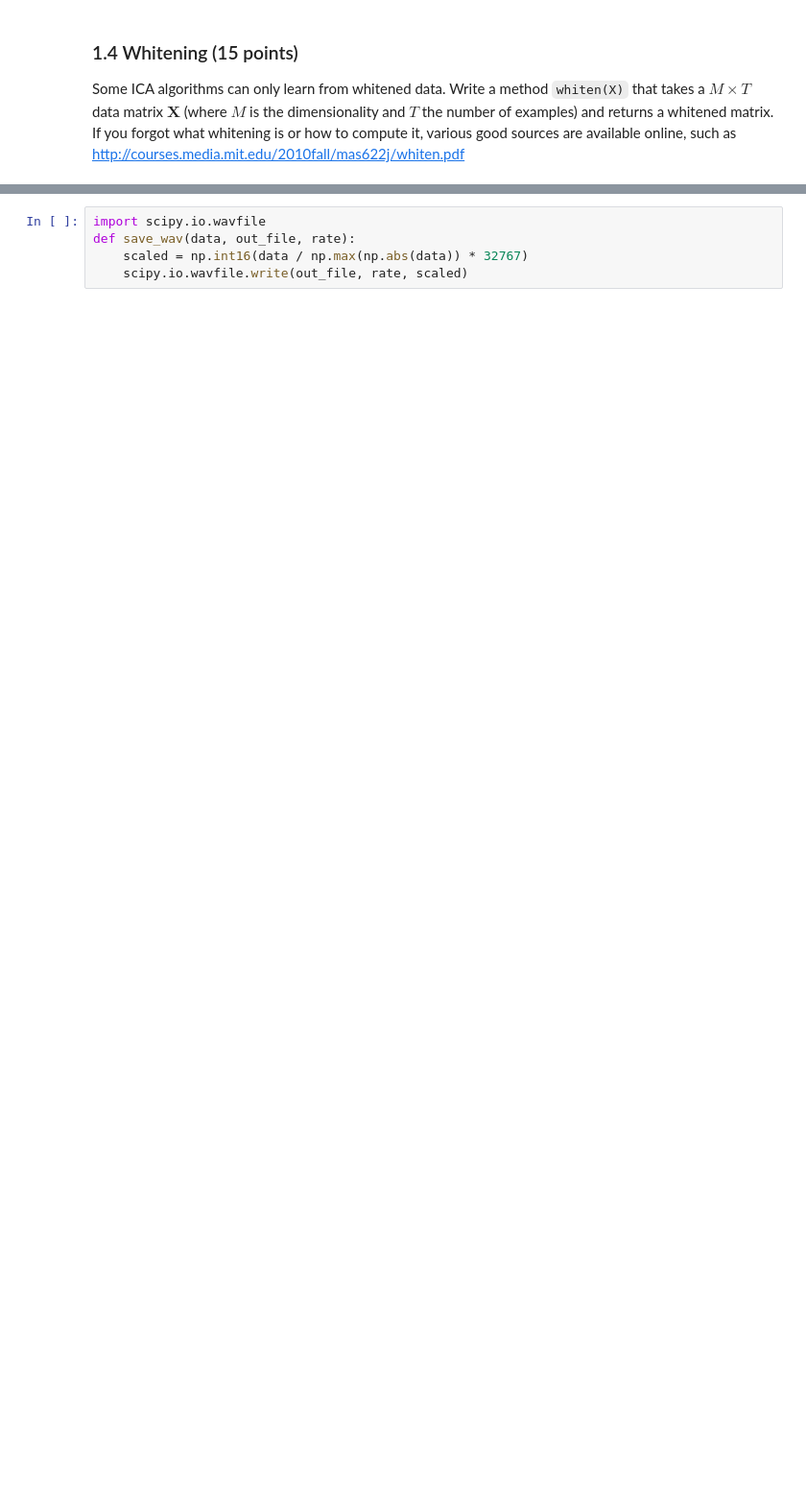
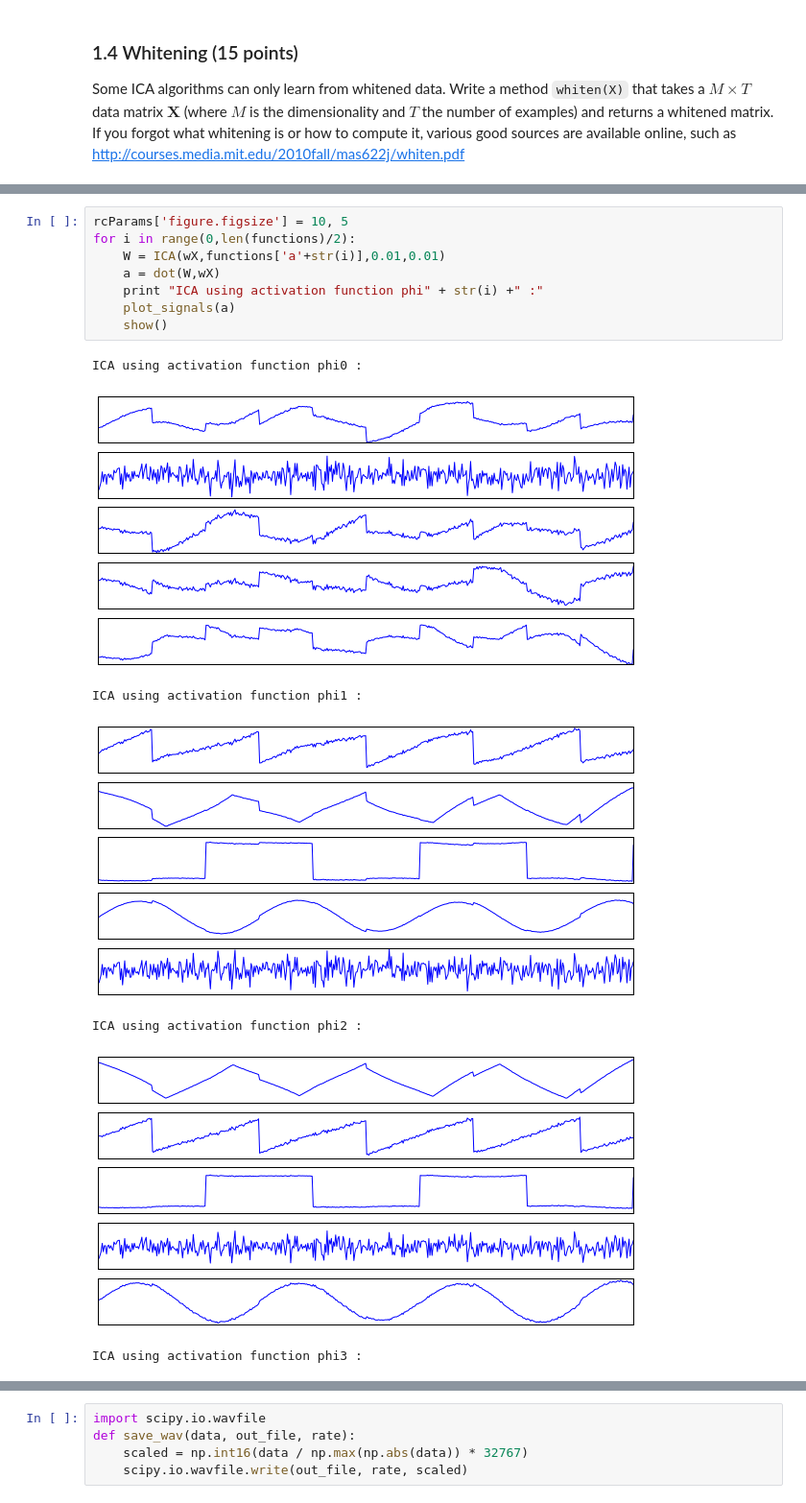
Before and after one commit to stathischaritos/ML-ICA, a Jupyter notebook: lab1.ipynb, the cells around one changed output, grey strips where cells are left out. Shown at 96% size. Saved outputs shown, nothing was run; the diff lists cells and outputs as text; blank space fills up the shorter version.

```diff
--- a/lab1.ipynb
+++ b/lab1.ipynb
@@ -215,0 +328,16 @@ Keep in mind that this problem is easier than the real cocktail party problem, b
+# %%
+rcParams['figure.figsize'] = 10, 5
+for i in range(0,len(functions)/2):
+    W = ICA(wX,functions['a'+str(i)],0.01,0.01)
+    a = dot(W,wX)
+    print "ICA using activation function phi" + str(i) +" :"
+    plot_signals(a)
+    show()
+# %% [output]
+ICA using activation function phi0 :
+[figure, added]
+ICA using activation function phi1 :
+[figure, added]
+ICA using activation function phi2 :
+[figure, added]
+ICA using activation function phi3 :
```
Also changed, not shown: parts of 21 cells of this notebook, 12 other files.
